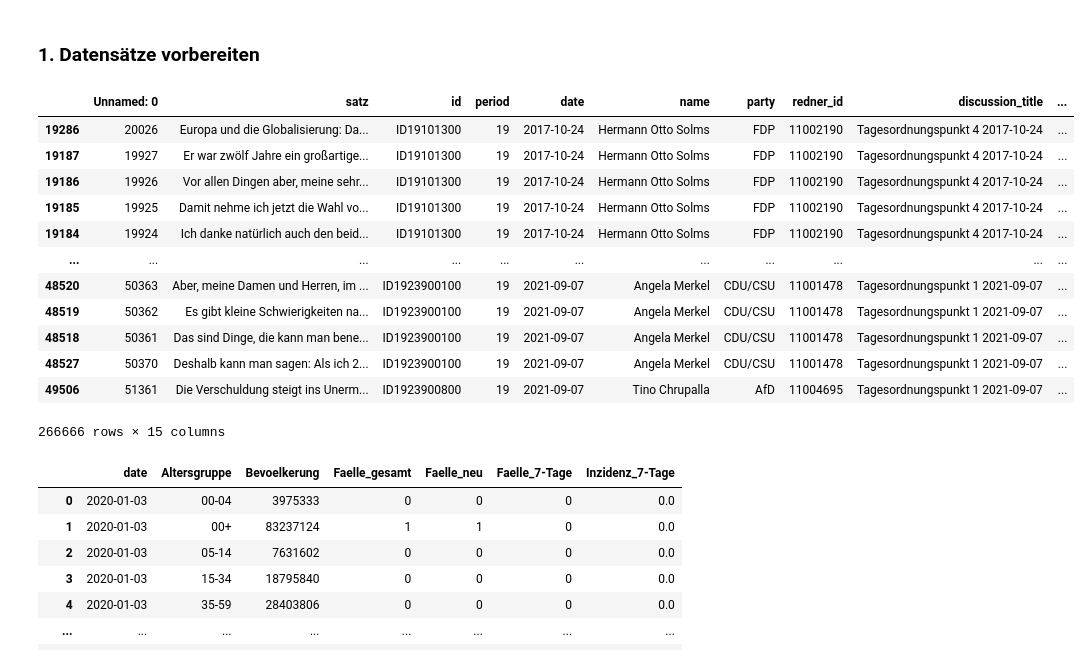
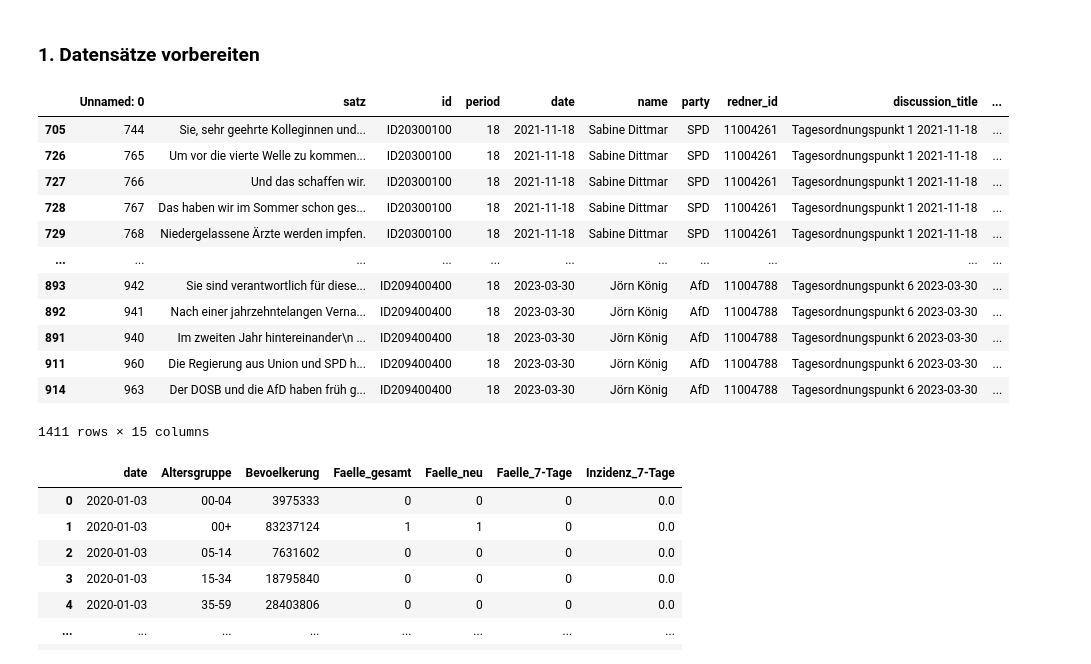
Before and after one commit to PHofmannn/Politische-Debatten, a Jupyter notebook: SentimentAnalyse.ipynb, the cells around one changed output. Saved outputs shown, nothing was run; the diff lists cells and outputs as text; code cells hidden in the pictures.

```diff
--- a/SentimentAnalyse.ipynb
+++ b/SentimentAnalyse.ipynb
@@ -39,25 +39,25 @@ You can now load the package via spacy.load('de_core_news_sm')
 # %%
 # df Legislaturperiode 2019 (24.10.2017-26.09.21)
 # Import des vorselektierten Dataframes der Legislaturperiode 19 mit gegebenen Sentiment-Werten
-df_sentiment19 = pd.read_csv(r"C:\Users\paula\OneDrive\Uni\2. Lernpools Master\3. Semester\Soziologie\modellorginal.csv")
+df_sentiment19 = pd.read_csv(r"C:\Users\paula\OneDrive\Uni\2. Lernpools Master\3. Semester\Soziologie\Data_Analysis\modellorginal19.csv")
 df_sentiment19['date'] = pd.to_datetime(df_sentiment19['date'])
 df_sentiment19.sort_values(by='date')
 
 # Import des vorselektierten Dataframes der Legislaturperiode 20 mit gegebenen Sentiment-Werten
-df_sentiment20 = pd.read_csv(r"C:\Users\paula\OneDrive\Uni\2. Lernpools Master\3. Semester\Soziologie\modellorginal.csv")
-df_sentiment20['date'] = pd.to_datetime(df_sentiment19['date'])
+df_sentiment20 = pd.read_csv(r"C:\Users\paula\OneDrive\Uni\2. Lernpools Master\3. Semester\Soziologie\Data_Analysis\modellorginal20.csv")
+df_sentiment20['date'] = pd.to_datetime(df_sentiment20['date'])
 df_sentiment20.sort_values(by='date')
 # %% [output]
 |  | Unnamed: 0 | satz | id | period | date | name | party | redner_id | discussion_title | ... |
-| 19286 | 20026 | Europa und die Globalisierung: Da... | ID19101300 | 19 | 2017-10-24 | Hermann Otto Solms | FDP | 11002190 | Tagesordnungspunkt 4 2017-10-24 | ... |
-| 19187 | 19927 | Er war zwölf Jahre ein großartige... | ID19101300 | 19 | 2017-10-24 | Hermann Otto Solms | FDP | 11002190 | Tagesordnungspunkt 4 2017-10-24 | ... |
-| 19186 | 19926 | Vor allen Dingen aber, meine sehr... | ID19101300 | 19 | 2017-10-24 | Hermann Otto Solms | FDP | 11002190 | Tagesordnungspunkt 4 2017-10-24 | ... |
-| 19185 | 19925 | Damit nehme ich jetzt die Wahl vo... | ID19101300 | 19 | 2017-10-24 | Hermann Otto Solms | FDP | 11002190 | Tagesordnungspunkt 4 2017-10-24 | ... |
-| 19184 | 19924 | Ich danke natürlich auch den beid... | ID19101300 | 19 | 2017-10-24 | Hermann Otto Solms | FDP | 11002190 | Tagesordnungspunkt 4 2017-10-24 | ... |
+| 705 | 744 | Sie, sehr geehrte Kolleginnen und... | ID20300100 | 18 | 2021-11-18 | Sabine Dittmar | SPD | 11004261 | Tagesordnungspunkt 1 2021-11-18 | ... |
+| 726 | 765 | Um vor die vierte Welle zu kommen... | ID20300100 | 18 | 2021-11-18 | Sabine Dittmar | SPD | 11004261 | Tagesordnungspunkt 1 2021-11-18 | ... |
+| 727 | 766 | Und das schaffen wir. | ID20300100 | 18 | 2021-11-18 | Sabine Dittmar | SPD | 11004261 | Tagesordnungspunkt 1 2021-11-18 | ... |
+| 728 | 767 | Das haben wir im Sommer schon ges... | ID20300100 | 18 | 2021-11-18 | Sabine Dittmar | SPD | 11004261 | Tagesordnungspunkt 1 2021-11-18 | ... |
+| 729 | 768 | Niedergelassene Ärzte werden impfen. | ID20300100 | 18 | 2021-11-18 | Sabine Dittmar | SPD | 11004261 | Tagesordnungspunkt 1 2021-11-18 | ... |
 | ... | ... | ... | ... | ... | ... | ... | ... | ... | ... | ... |
-| 48520 | 50363 | Aber, meine Damen und Herren, im ... | ID1923900100 | 19 | 2021-09-07 | Angela Merkel | CDU/CSU | 11001478 | Tagesordnungspunkt 1 2021-09-07 | ... |
-| 48519 | 50362 | Es gibt kleine Schwierigkeiten na... | ID1923900100 | 19 | 2021-09-07 | Angela Merkel | CDU/CSU | 11001478 | Tagesordnungspunkt 1 2021-09-07 | ... |
-| 48518 | 50361 | Das sind Dinge, die kann man bene... | ID1923900100 | 19 | 2021-09-07 | Angela Merkel | CDU/CSU | 11001478 | Tagesordnungspunkt 1 2021-09-07 | ... |
-| 48527 | 50370 | Deshalb kann man sagen: Als ich 2... | ID1923900100 | 19 | 2021-09-07 | Angela Merkel | CDU/CSU | 11001478 | Tagesordnungspunkt 1 2021-09-07 | ... |
-| 49506 | 51361 | Die Verschuldung steigt ins Unerm... | ID1923900800 | 19 | 2021-09-07 | Tino Chrupalla | AfD | 11004695 | Tagesordnungspunkt 1 2021-09-07 | ... |
+| 893 | 942 | Sie sind verantwortlich für diese... | ID209400400 | 18 | 2023-03-30 | Jörn König | AfD | 11004788 | Tagesordnungspunkt 6 2023-03-30 | ... |
+| 892 | 941 | Nach einer jahrzehntelangen Verna... | ID209400400 | 18 | 2023-03-30 | Jörn König | AfD | 11004788 | Tagesordnungspunkt 6 2023-03-30 | ... |
+| 891 | 940 | Im zweiten Jahr hintereinander\n ... | ID209400400 | 18 | 2023-03-30 | Jörn König | AfD | 11004788 | Tagesordnungspunkt 6 2023-03-30 | ... |
+| 911 | 960 | Die Regierung aus Union und SPD h... | ID209400400 | 18 | 2023-03-30 | Jörn König | AfD | 11004788 | Tagesordnungspunkt 6 2023-03-30 | ... |
+| 914 | 963 | Der DOSB und die AfD haben früh g... | ID209400400 | 18 | 2023-03-30 | Jörn König | AfD | 11004788 | Tagesordnungspunkt 6 2023-03-30 | ... |
-266666 rows × 15 columns
+1411 rows × 15 columns
```
Also changed, not shown: parts of 19 cells of this notebook.
